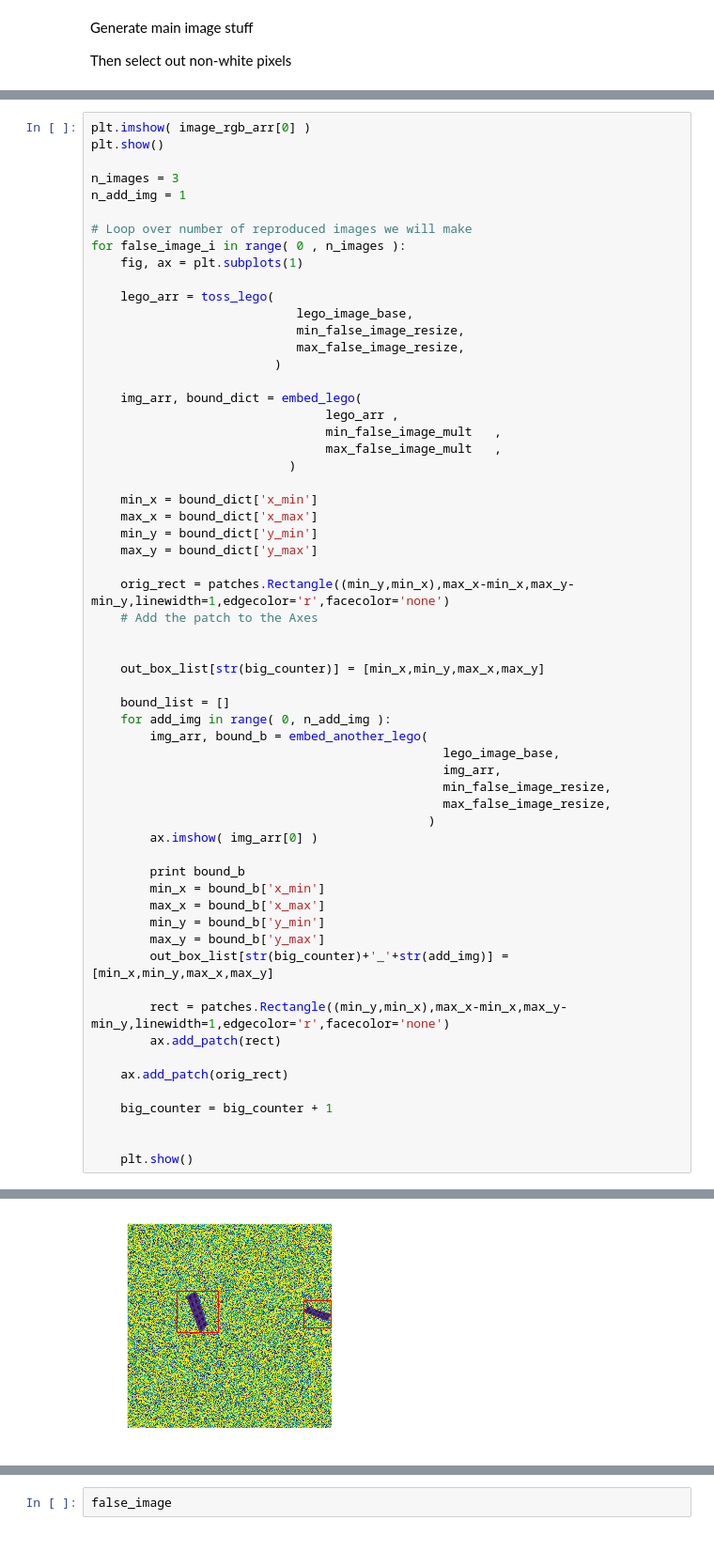
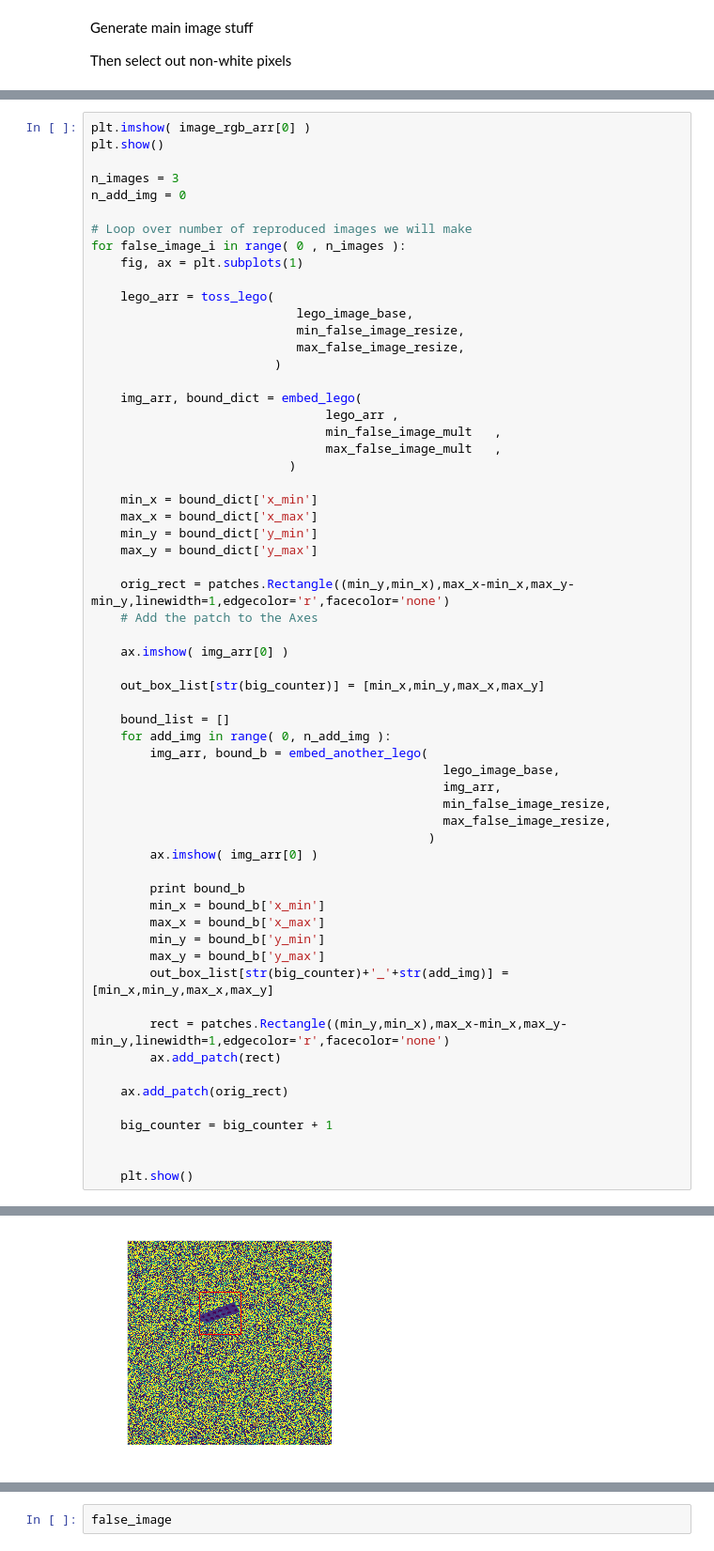
Before and after one commit to markertsean/lego_bounding_boxes, a Jupyter notebook: artificially_inflate_data.ipynb, the cells around one changed output, grey strips where cells are left out. Shown: that part at 94% size. Drawn from its saved outputs; the diff is of its cells as text.

```diff
--- a/artificially_inflate_data.ipynb
+++ b/artificially_inflate_data.ipynb
@@ -414,7 +304,7 @@ plt.imshow( image_rgb_arr[0] )
 plt.show()
 
 n_images = 3
-n_add_img = 1
+n_add_img = 0
 
 # Loop over number of reproduced images we will make
 for false_image_i in range( 0 , n_images ):
@@ -440,6 +330,7 @@ for false_image_i in range( 0 , n_images ):
     orig_rect = patches.Rectangle((min_y,min_x),max_x-min_x,max_y-min_y,linewidth=1,edgecolor='r',facecolor='none')
     # Add the patch to the Axes
 
+    ax.imshow( img_arr[0] )
 
     out_box_list[str(big_counter)] = [min_x,min_y,max_x,max_y]
 
@@ -482 +373 @@ img_arr shape (3, 5127, 5127)
-[figure, old version]
+[figure, new version]
```
Also changed, not shown: parts of 12 cells of this notebook.
